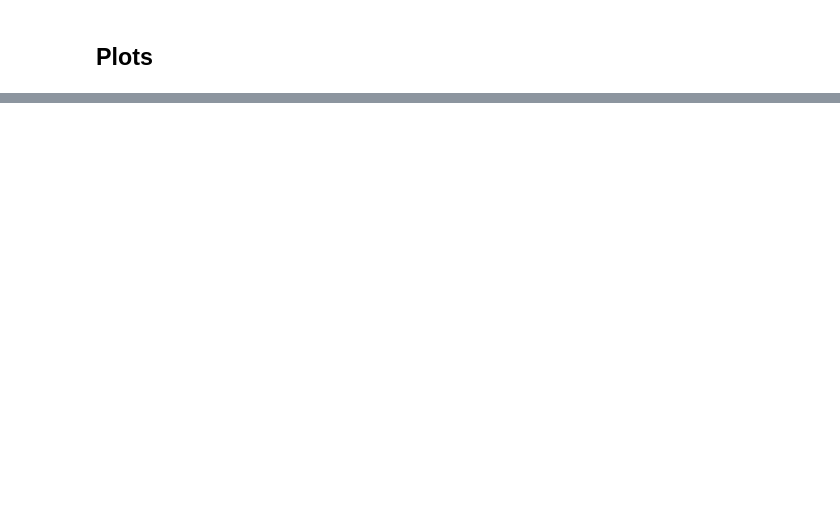
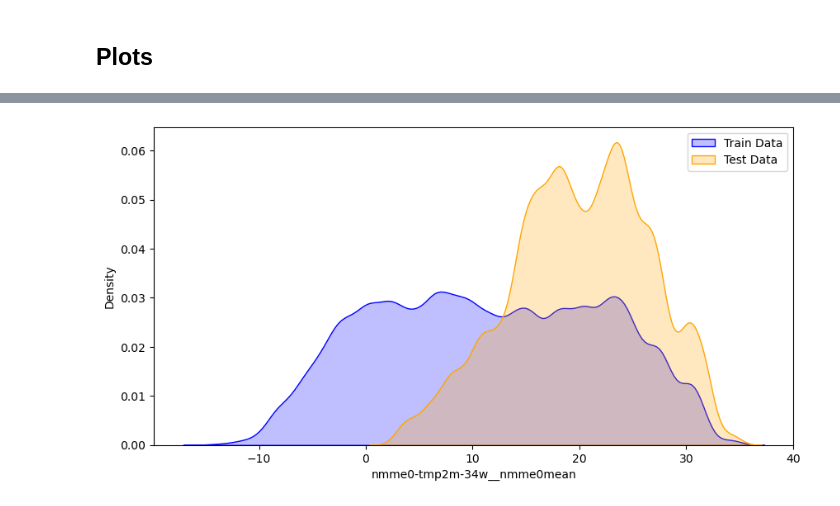
Before and after one commit to xingjian-bai/WiDS, a Jupyter notebook: works/Hannah/intro_eda.ipynb, the cells around one changed output, grey strips where cells are left out. Drawn from its saved outputs; the diff is of its cells as text; code cells hidden in the pictures; blank space fills up the shorter version.

```diff
--- a/works/Hannah/eda.ipynb
+++ b/works/Hannah/intro_eda.ipynb
@@ -158,0 +175,15 @@ y_test = test_df['tmp2m'].reset_index(drop=True)
+# %%
+def train_test_dist(train, test):
+    fig, ax = plt.subplots(figsize = (10, 5))
+    sns.kdeplot(data=train,  color='blue', fill=True, ax=ax, label="Train Data")
+    sns.kdeplot(data=test, color='orange', fill=True, ax=ax, label="Test Data")
+    plt.legend()
+    plt.show()
+
+#train_target = train_df['contest-tmp2m-14d__tmp2m']
+#test_target = train_df['contest-tmp2m-14d__tmp2m']
+train_target = train_df['nmme0-tmp2m-34w__nmme0mean']
+test_target = test_df['nmme0-tmp2m-34w__nmme0mean']
+train_test_dist(train_target, test_target)
+# %% [output]
+[figure, added]
```
Also changed, not shown: parts of 8 cells of this notebook, 4 other files.
